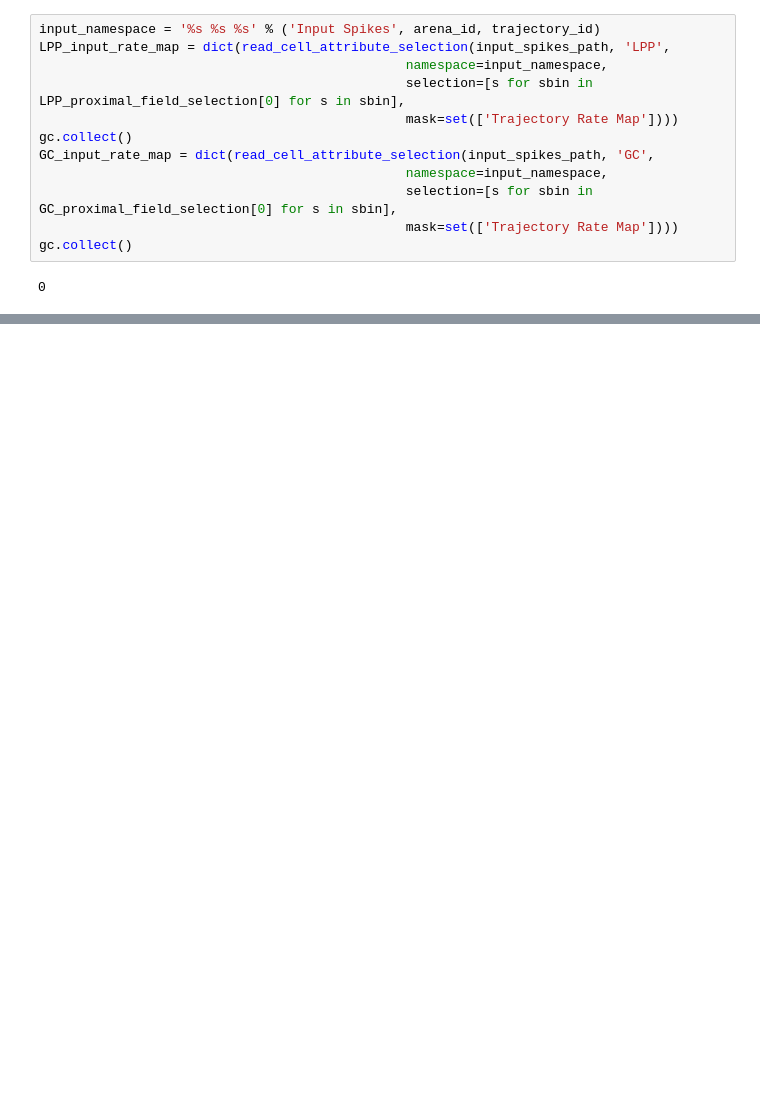
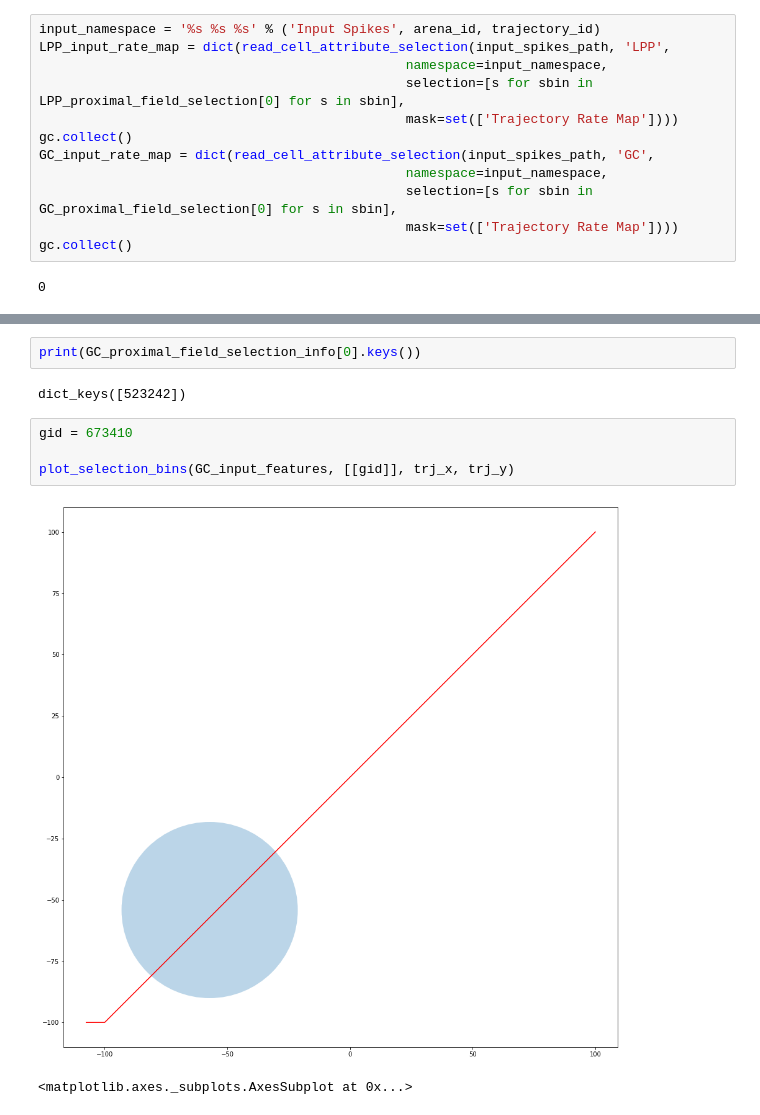
Before and after one commit to soltesz-lab/dentate, a Jupyter notebook: notebooks/Place Field Tuning 20191216.ipynb, the cells around one changed output, grey strips where cells are left out. Saved outputs shown, nothing was run; the diff lists cells and outputs as text; blank space fills up the shorter version.

```diff
--- a/notebooks/Place Field Tuning 20191216.ipynb
+++ b/notebooks/Place Field Tuning 20191216.ipynb
@@ -234,0 +235,11 @@ print(GC_proximal_field_selection_info)
+# %%
+print(GC_proximal_field_selection_info[0].keys())
+# %% [output]
+dict_keys([523242])
+# %%
+gid = 673410
+
+plot_selection_bins(GC_input_features, [[gid]], trj_x, trj_y)
+# %% [output]
+[figure, added]
+<matplotlib.axes._subplots.AxesSubplot at 0x...>
```
Also changed, not shown: parts of 5 cells of this notebook, 7 other files.
